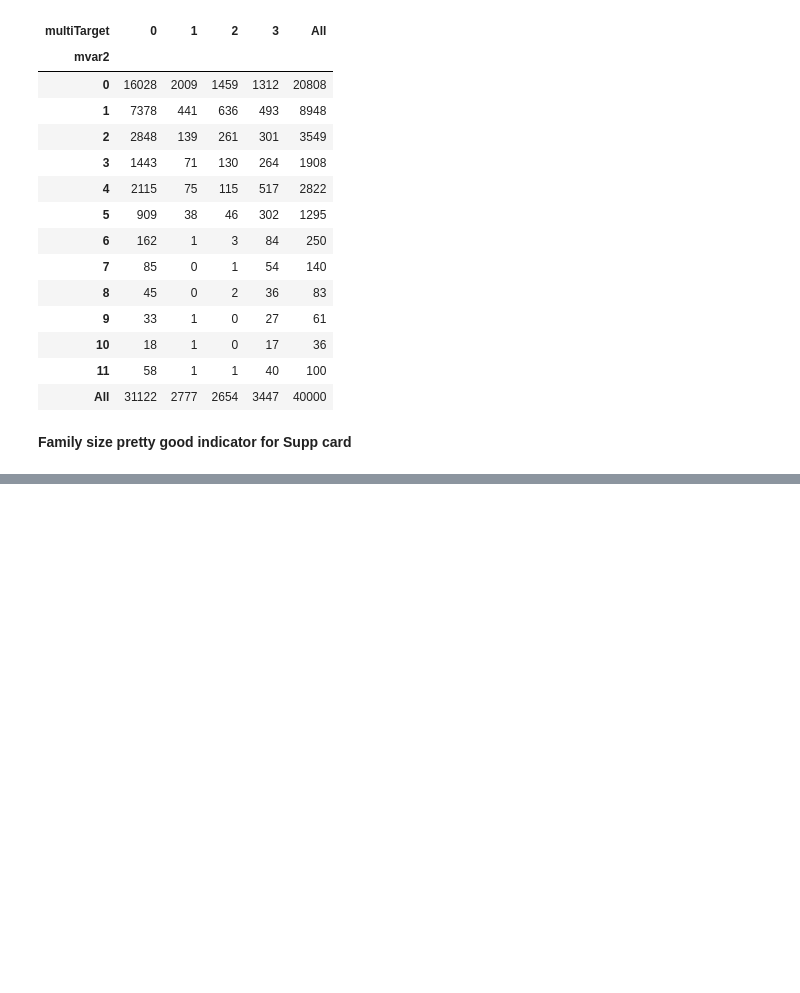
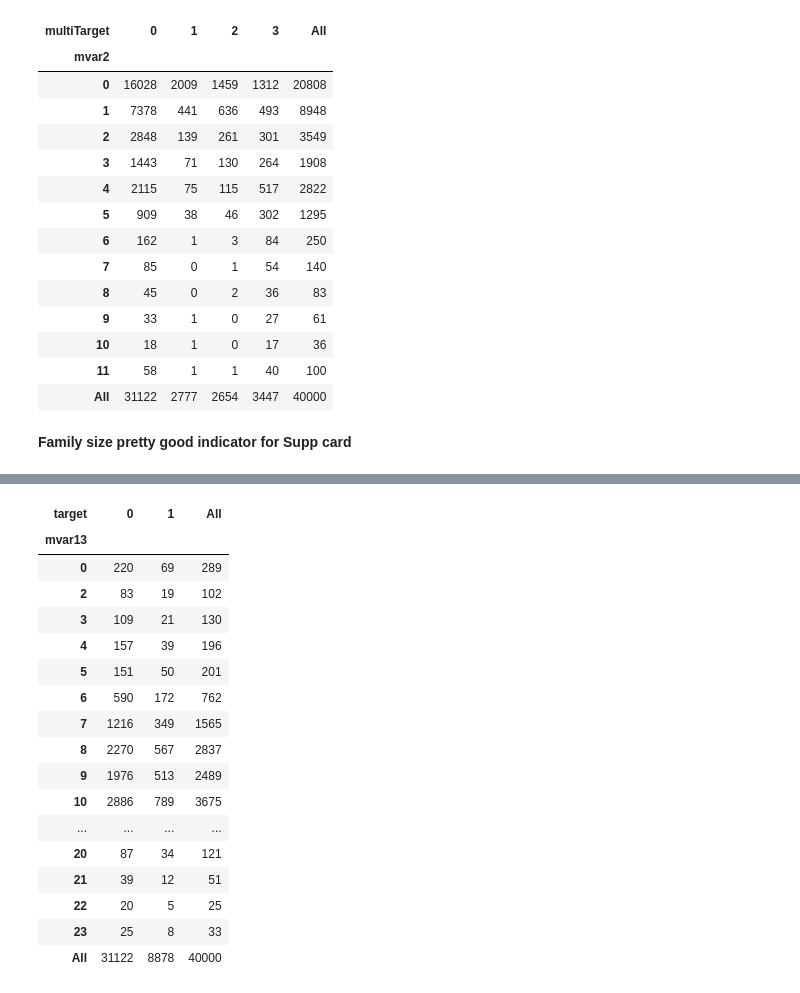
Before and after one commit to rohanchopra/Envible-Analyze-This-2017, a Jupyter notebook: Data-Analysis.ipynb, the cells around one changed output, grey strips where cells are left out. Saved outputs shown, nothing was run; the diff lists cells and outputs as text; code cells hidden in the pictures; blank space fills up the shorter version.

```diff
--- a/Data-Analysis.ipynb
+++ b/Data-Analysis.ipynb
@@ -449,0 +547,21 @@ pd.crosstab(X.mvar2,data['multiTarget'], margins=True)
+# %%
+pd.crosstab(X.mvar13,data['target'], margins=True)
+# %% [output]
+| target | 0 | 1 | All |
+| mvar13 |  |  |  |
+| 0 | 220 | 69 | 289 |
+| 2 | 83 | 19 | 102 |
+| 3 | 109 | 21 | 130 |
+| 4 | 157 | 39 | 196 |
+| 5 | 151 | 50 | 201 |
+| 6 | 590 | 172 | 762 |
+| 7 | 1216 | 349 | 1565 |
+| 8 | 2270 | 567 | 2837 |
+| 9 | 1976 | 513 | 2489 |
+| 10 | 2886 | 789 | 3675 |
+| ... | ... | ... | ... |
+| 20 | 87 | 34 | 121 |
+| 21 | 39 | 12 | 51 |
+| 22 | 20 | 5 | 25 |
+| 23 | 25 | 8 | 33 |
+| All | 31122 | 8878 | 40000 |
```
Also changed, not shown: parts of 8 cells of this notebook.
